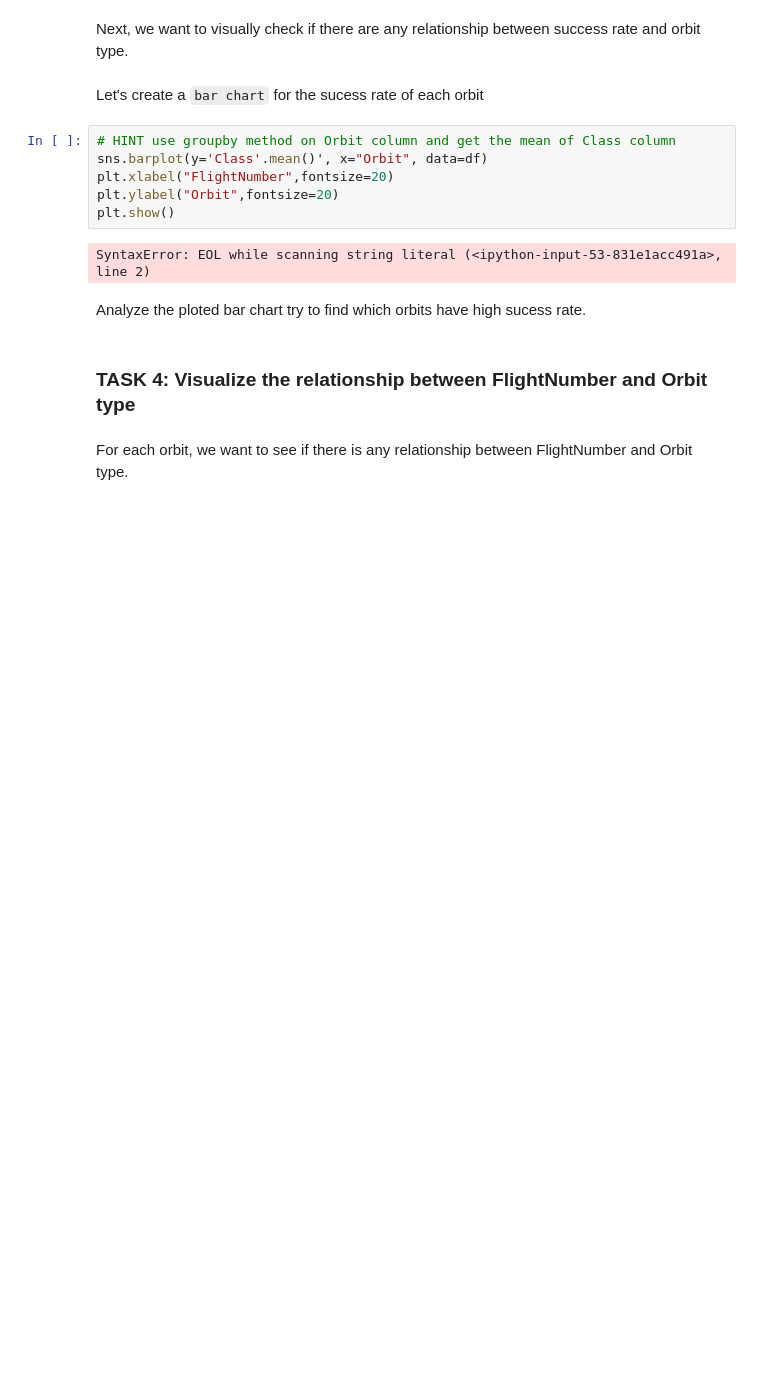
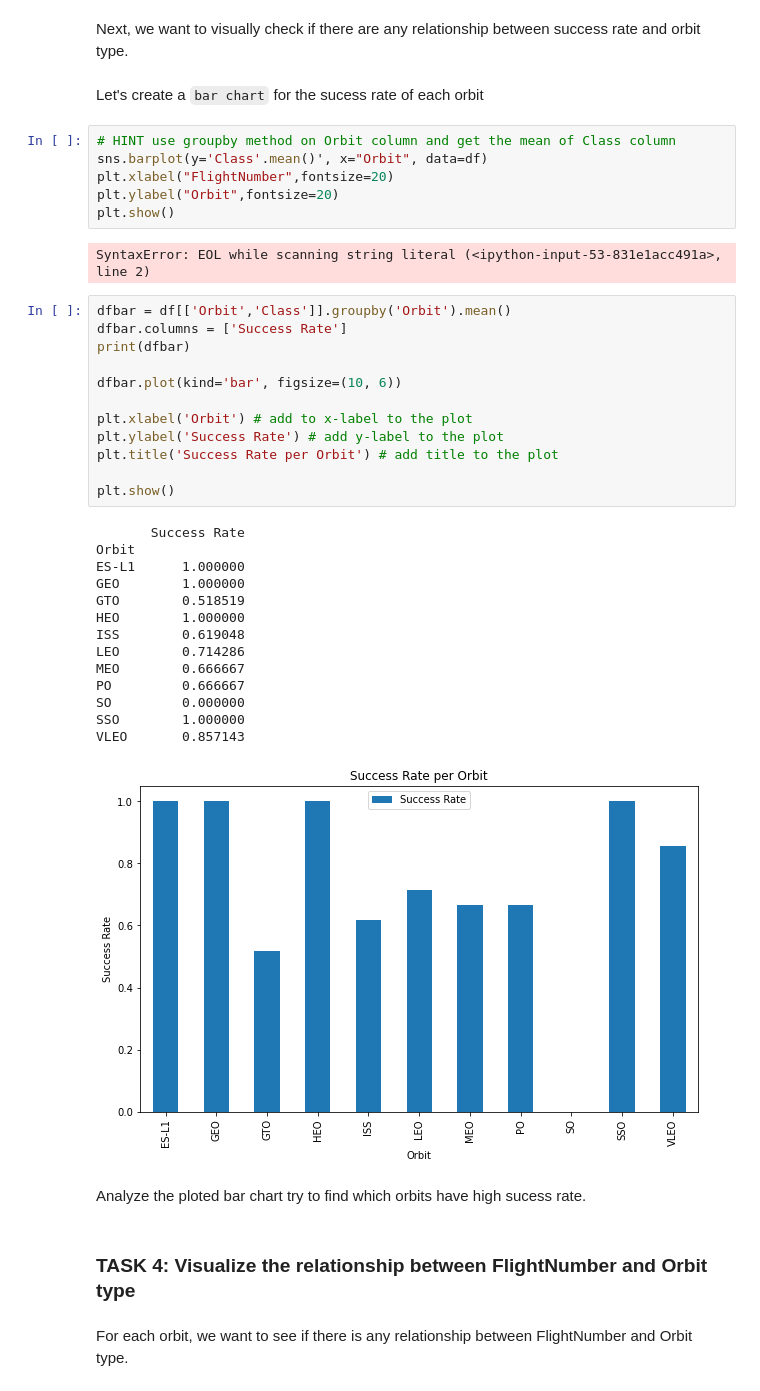
Before and after one commit to Delu992/Coursera_Capstone, a Jupyter notebook: EDA with Data Visualization.ipynb, the cells around one changed output. Cells and saved outputs as stored; diff of their text form; blank space fills up the shorter version.

```diff
--- a/EDA with Data Visualization.ipynb
+++ b/EDA with Data Visualization.ipynb
@@ -124,6 +124,33 @@ plt.ylabel("Orbit",fontsize=20)
 plt.show()
 # %% [output]
 SyntaxError: EOL while scanning string literal (<ipython-input-53-831e1acc491a>, line 2)
+# %%
+dfbar = df[['Orbit','Class']].groupby('Orbit').mean()
+dfbar.columns = ['Success Rate']
+print(dfbar)
+
+dfbar.plot(kind='bar', figsize=(10, 6))
+
+plt.xlabel('Orbit') # add to x-label to the plot
+plt.ylabel('Success Rate') # add y-label to the plot
+plt.title('Success Rate per Orbit') # add title to the plot
+
+plt.show()
+# %% [output]
+       Success Rate
+Orbit
+ES-L1      1.000000
+GEO        1.000000
+GTO        0.518519
+HEO        1.000000
+ISS        0.619048
+LEO        0.714286
+MEO        0.666667
+PO         0.666667
+SO         0.000000
+SSO        1.000000
+VLEO       0.857143
+[figure, added]
 # %% [markdown]
 Analyze the ploted bar chart try to find which orbits have high sucess rate.
 # %% [markdown]
```
